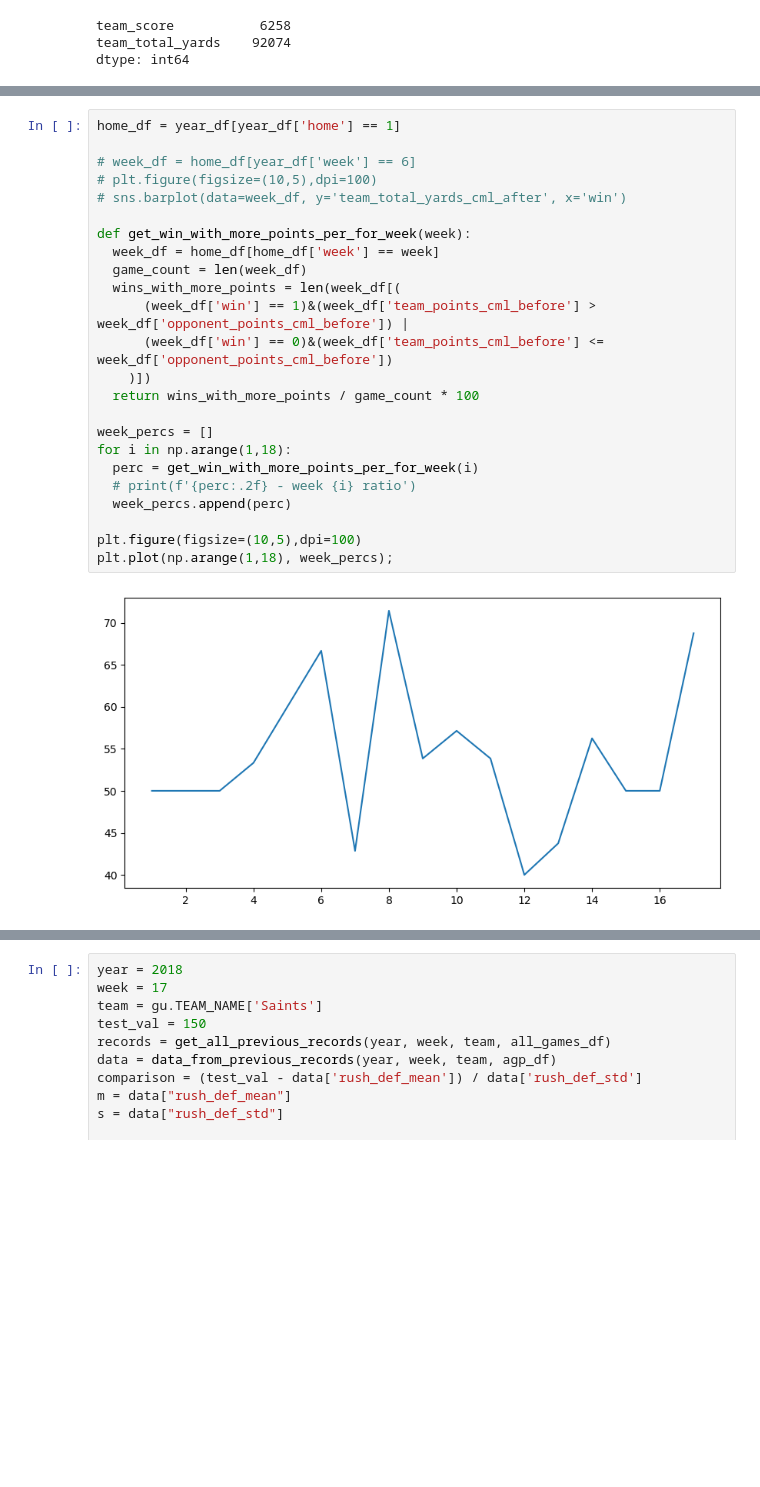
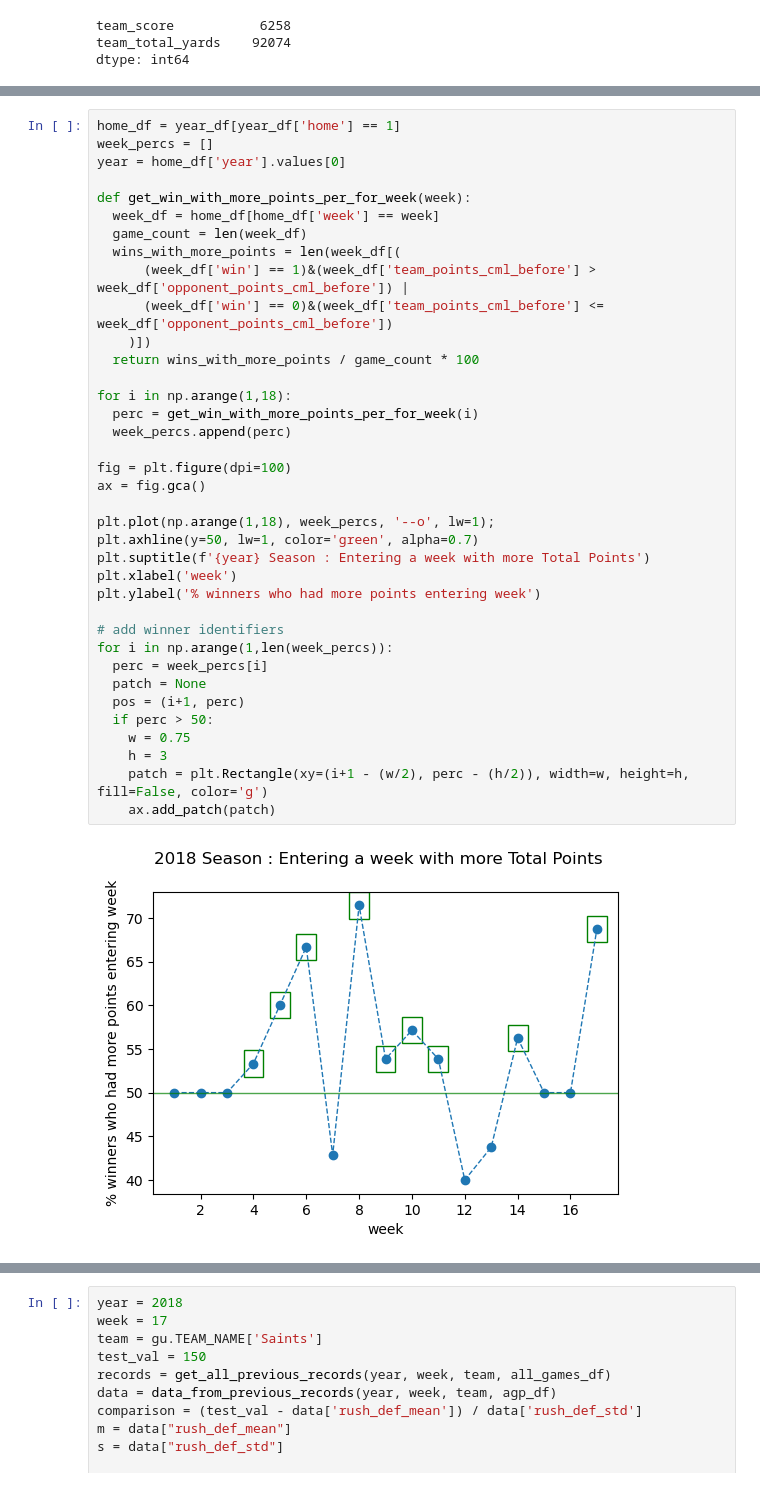
Before and after one commit to bladnman/footballing, a Jupyter notebook: src/dev/aggregates.ipynb, the cells around one changed output, grey strips where cells are left out. Saved outputs shown, nothing was run; the diff lists cells and outputs as text; blank space fills up the shorter version.

```diff
--- a/src/dev/aggregates.ipynb
+++ b/src/dev/aggregates.ipynb
@@ -677,26 +665,39 @@ dtype: int64
 # %%
 home_df = year_df[year_df['home'] == 1]
-
-# week_df = home_df[year_df['week'] == 6]
-# plt.figure(figsize=(10,5),dpi=100)
-# sns.barplot(data=week_df, y='team_total_yards_cml_after', x='win')
+week_percs = []
+year = home_df['year'].values[0]
 
 def get_win_with_more_points_per_for_week(week):
   week_df = home_df[home_df['week'] == week]
   game_count = len(week_df)
   wins_with_more_points = len(week_df[(
       (week_df['win'] == 1)&(week_df['team_points_cml_before'] > week_df['opponent_points_cml_before']) |
       (week_df['win'] == 0)&(week_df['team_points_cml_before'] <= week_df['opponent_points_cml_before'])
     )])
   return wins_with_more_points / game_count * 100
 
-week_percs = []
 for i in np.arange(1,18):
   perc = get_win_with_more_points_per_for_week(i)
-  # print(f'{perc:.2f} - week {i} ratio')
   week_percs.append(perc)
 
-plt.figure(figsize=(10,5),dpi=100)
-plt.plot(np.arange(1,18), week_percs);
+fig = plt.figure(dpi=100)
+ax = fig.gca()
+
+plt.plot(np.arange(1,18), week_percs, '--o', lw=1);
+plt.axhline(y=50, lw=1, color='green', alpha=0.7)
+plt.suptitle(f'{year} Season : Entering a week with more Total Points')
+plt.xlabel('week')
+plt.ylabel('% winners who had more points entering week')
+
+# add winner identifiers
+for i in np.arange(1,len(week_percs)):
+  perc = week_percs[i]
+  patch = None
+  pos = (i+1, perc)
+  if perc > 50:
+    w = 0.75
+    h = 3
+    patch = plt.Rectangle(xy=(i+1 - (w/2), perc - (h/2)), width=w, height=h, fill=False, color='g')
+    ax.add_patch(patch)
 # %% [output]
-[figure, old version]
+[figure, new version]
```
Also changed, not shown: parts of 12 cells of this notebook.
